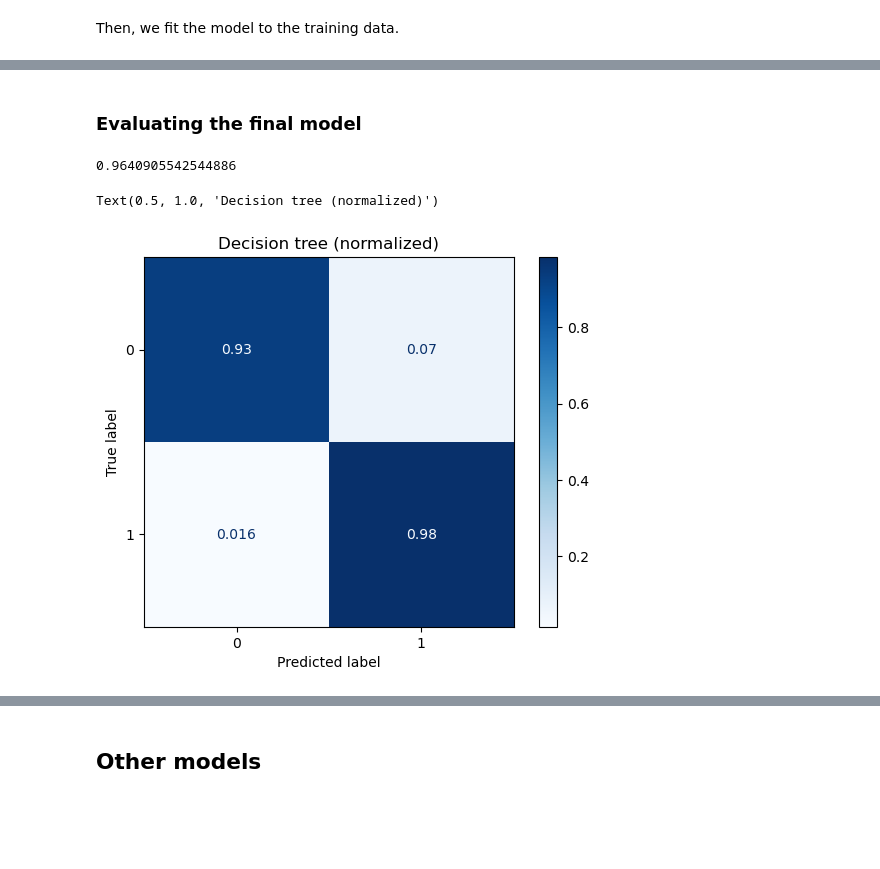
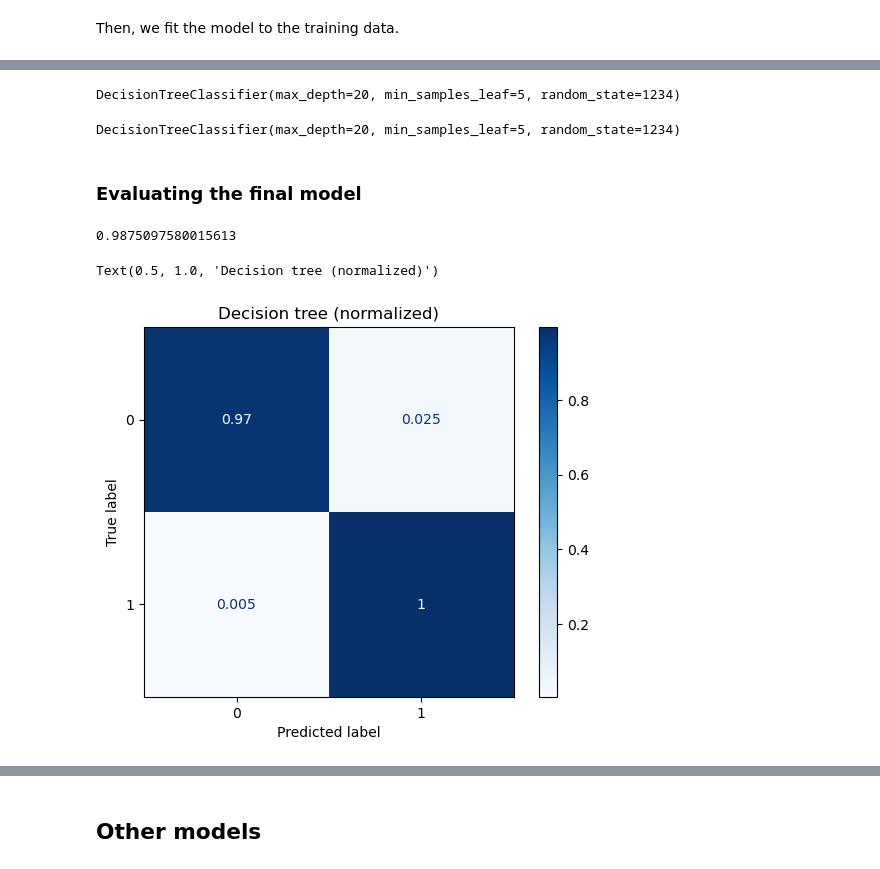
Before and after one commit to Rampenator/dsb, a Jupyter notebook: Juuso.ipynb, the cells around one changed output, grey strips where cells are left out. Saved outputs shown, nothing was run; the diff lists cells and outputs as text; code cells hidden in the pictures; blank space fills up the shorter version.

```diff
--- a/Juuso.ipynb
+++ b/Juuso.ipynb
@@ -383,0 +331,6 @@ DecisionTreeClassifier(max_depth=4, min_samples_leaf=3, random_state=1234)
+# %%
+grid_search = GridSearchCV(estimator=dt_sfs,
+                           param_grid=params,
+                           cv=5, n_jobs=-1, verbose=1, scoring = "accuracy")
+# %%
+grid_search.fit(X_train_dt_sfs, y_train)
@@ -384,16 +345,25 @@ DecisionTreeClassifier(max_depth=4, min_samples_leaf=3, random_state=1234)
+# %%
+grid_search.best_estimator_
+# %% [output]
+DecisionTreeClassifier(max_depth=20, min_samples_leaf=5, random_state=1234)
+# %%
+hyper_dt_sfs = DecisionTreeClassifier(max_depth=20, min_samples_leaf=5, random_state=1234)
+hyper_dt_sfs.fit(X_train_dt_sfs, y_train)
+# %% [output]
+DecisionTreeClassifier(max_depth=20, min_samples_leaf=5, random_state=1234)
 # %% [markdown]
 ### Evaluating the final model
 # %%
-y_pred_dt_sfs = dt_sfs.predict(X_test_dt_sfs)
-accuracy_score(y_pred_dt_sfs, y_test)
+y_pred_hyper_dt_sfs = hyper_dt_sfs.predict(X_test_dt_sfs)
+accuracy_score(y_pred_hyper_dt_sfs, y_test)
 # %% [output]
-0.9640905542544886
+0.9875097580015613
 # %%
-ConfusionMatrixDisplay.from_predictions(y_test, y_pred_dt_sfs, cmap="Blues", normalize="true")
+ConfusionMatrixDisplay.from_predictions(y_test, y_pred_hyper_dt_sfs, cmap="Blues", normalize="true")
 plt.title("Decision tree (normalized)")
 # %% [output]
 Text(0.5, 1.0, 'Decision tree (normalized)')
-[figure, old version]
+[figure, new version]
 # %%
 RocCurveDisplay.from_estimator(dt_sfs, X_test_dt_sfs, y_test)
 # %% [output]
```
Also changed, not shown: parts of 36 cells of this notebook.
